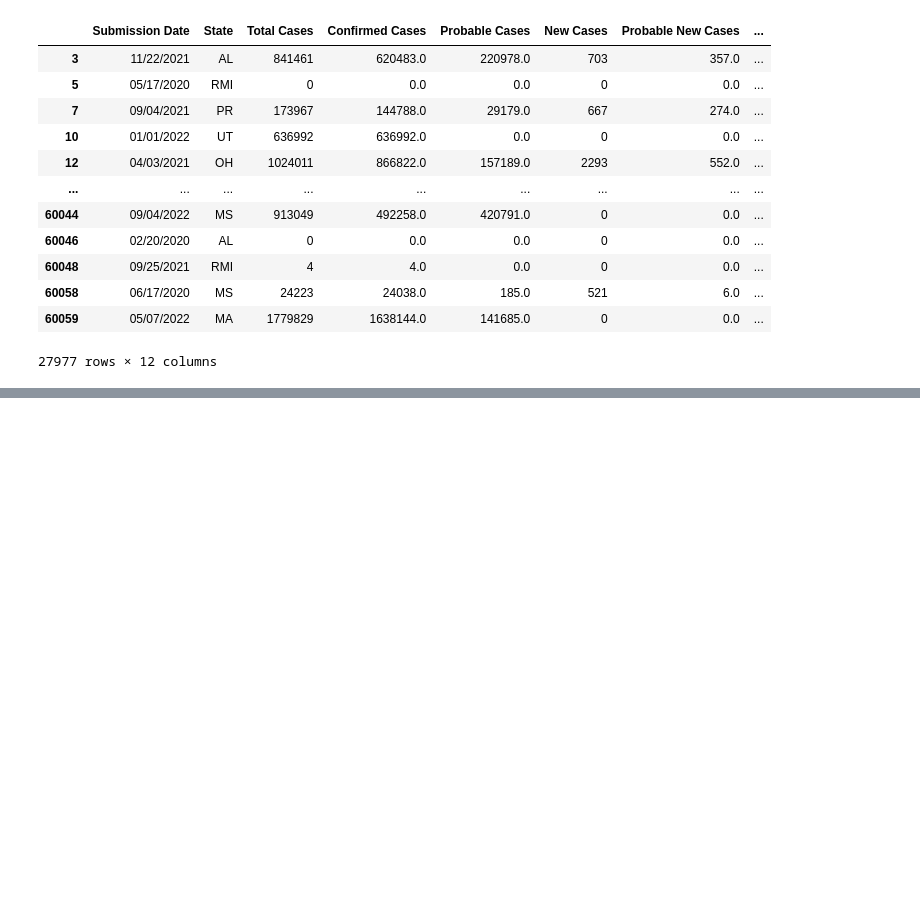
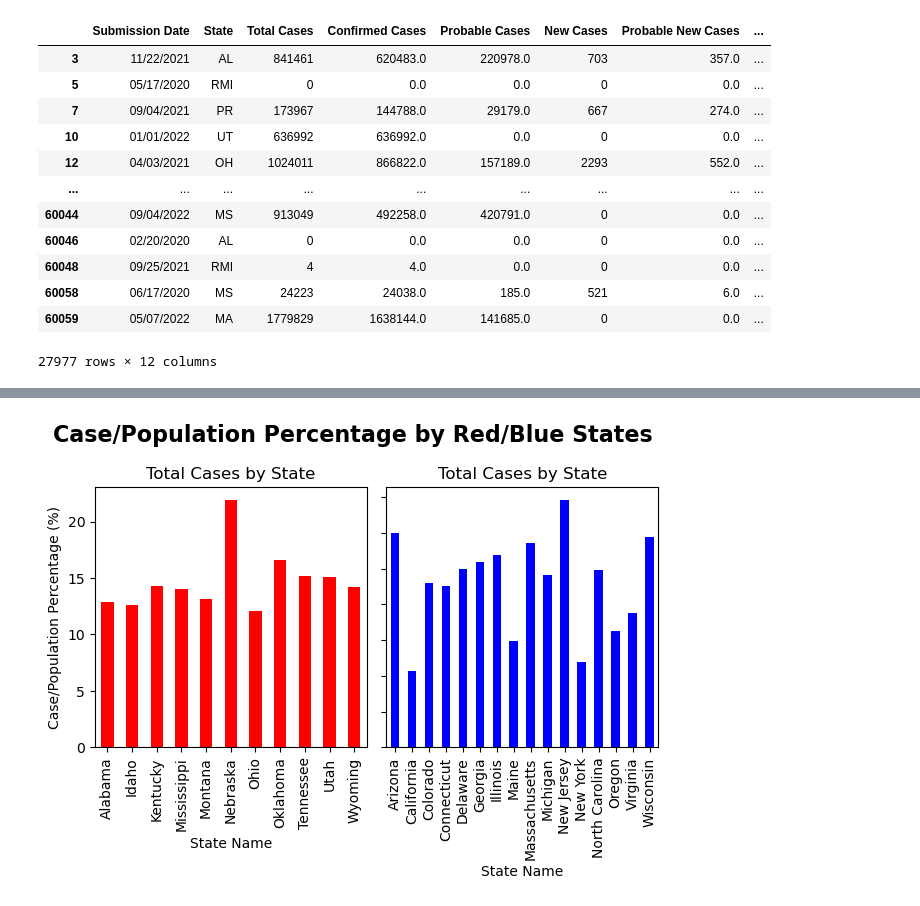
Before and after one commit to laurajanefaulds/project1, a Jupyter notebook: covid_data.ipynb, the cells around one changed output, grey strips where cells are left out. Saved outputs shown, nothing was run; the diff lists cells and outputs as text; code cells hidden in the pictures; blank space fills up the shorter version.

```diff
--- a/covid_data.ipynb
+++ b/covid_data.ipynb
@@ -720,0 +429,25 @@ p-value:  3.330387755169245e-110
+# %%
+# Generate a facet plot of all 3 figures
+fig, (ax1, ax2) = plt.subplots(nrows=1, ncols=2)
+fig.suptitle("Case/Population Percentage by Red/Blue States", fontsize=16, fontweight="bold")
+
+red_pop_state.plot(kind = "bar",
+                    xlabel="State Name",
+                    ylabel="Case/Population Percentage (%)",
+                     title="Total Cases by State",
+                    color="r",
+                  ax=ax1,
+                  sharey=True)
+
+blue_pop_state.plot(kind = "bar",
+                    xlabel="State Name",
+                    ylabel="Case/Population Percentage (%)",
+                     title="Total Cases by State",
+                    color="b",
+                   ax=ax2,
+                   sharey=True)
+
+fig.tight_layout()
+plt.show()
+# %% [output]
+[figure, added]
```
Also changed, not shown: parts of 67 cells of this notebook, 1 other file.
